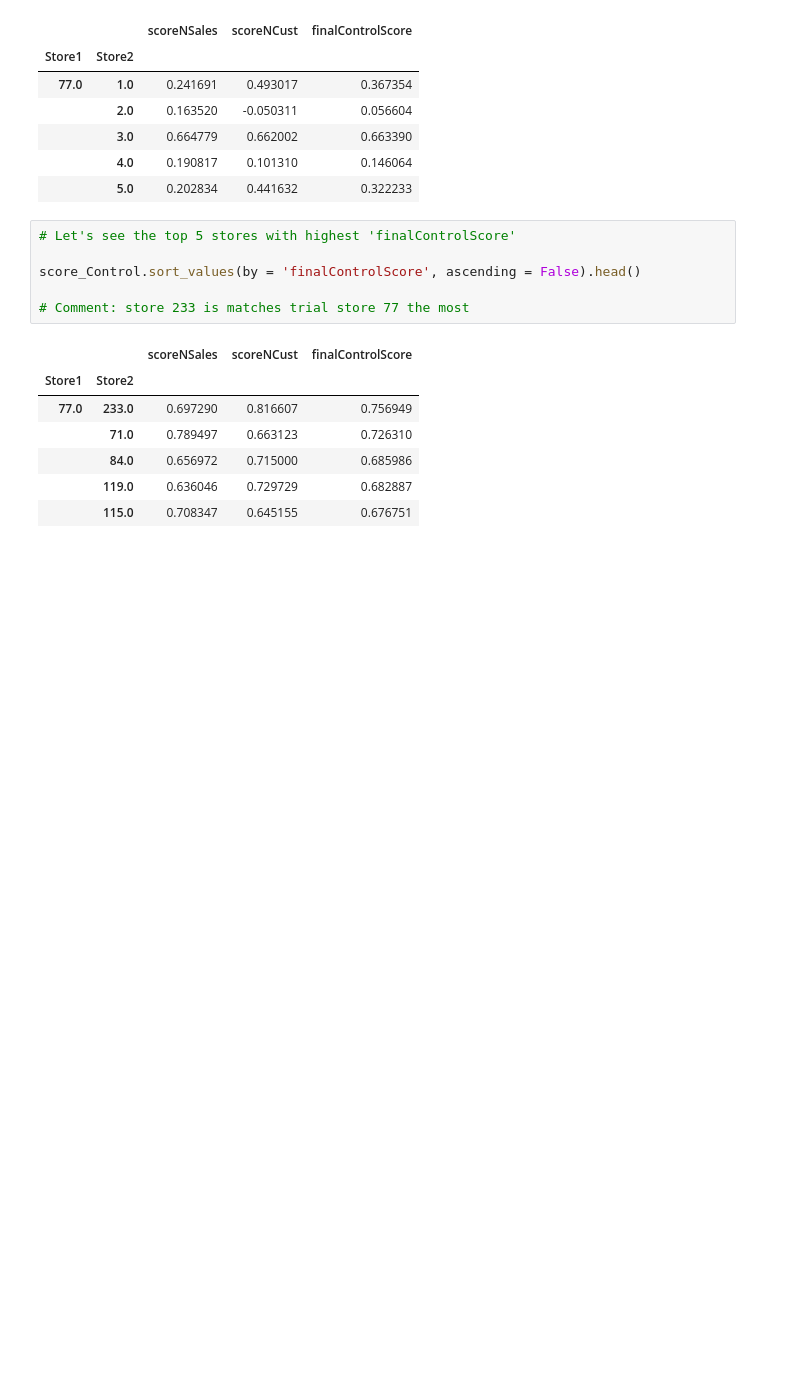
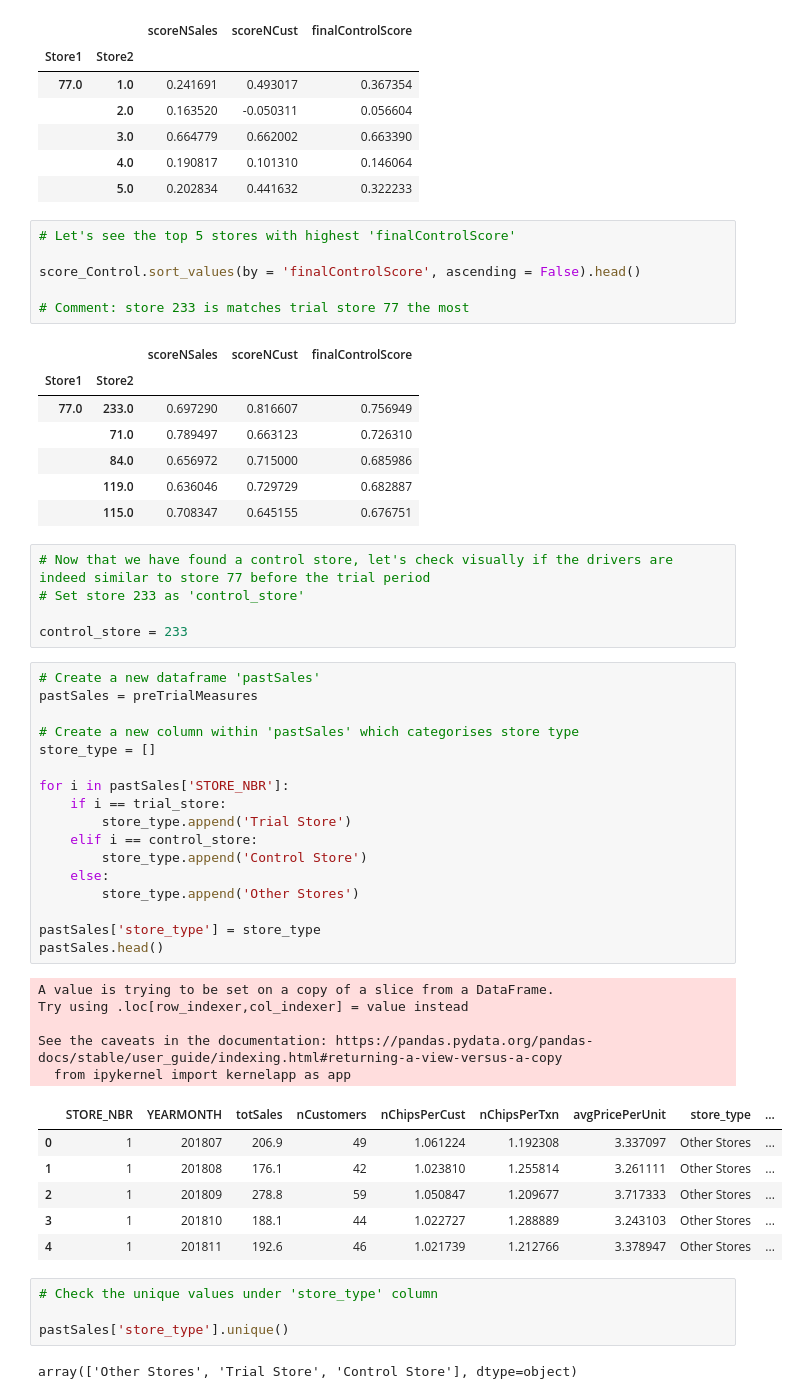
Before and after one commit to Johnson-a-hash/quantium-virtual-program, a Jupyter notebook: Quantium Module 2.ipynb, the cells around one changed output. Saved outputs shown, nothing was run; the diff lists cells and outputs as text; blank space fills up the shorter version.

```diff
--- a/Quantium Module 2.ipynb
+++ b/Quantium Module 2.ipynb
@@ -465,3 +465,43 @@ score_Control.sort_values(by = 'finalControlScore', ascending = False).head()
 |  | 84.0 | 0.656972 | 0.715000 | 0.685986 |
 |  | 119.0 | 0.636046 | 0.729729 | 0.682887 |
 |  | 115.0 | 0.708347 | 0.645155 | 0.676751 |
+# %%
+# Now that we have found a control store, let's check visually if the drivers are indeed similar to store 77 before the trial period
+# Set store 233 as 'control_store'
+
+control_store = 233
+# %%
+# Create a new dataframe 'pastSales'
+pastSales = preTrialMeasures
+
+# Create a new column within 'pastSales' which categorises store type
+store_type = []
+
+for i in pastSales['STORE_NBR']:
+    if i == trial_store:
+        store_type.append('Trial Store')
+    elif i == control_store:
+        store_type.append('Control Store')
+    else:
+        store_type.append('Other Stores')
+
+pastSales['store_type'] = store_type
+pastSales.head()
+# %% [output]
+A value is trying to be set on a copy of a slice from a DataFrame.
+Try using .loc[row_indexer,col_indexer] = value instead
+
+See the caveats in the documentation: https://pandas.pydata.org/pandas-docs/stable/user_guide/indexing.html#returning-a-view-versus-a-copy
+  from ipykernel import kernelapp as app
+|  | STORE_NBR | YEARMONTH | totSales | nCustomers | nChipsPerCust | nChipsPerTxn | avgPricePerUnit | store_type | ... |
+| 0 | 1 | 201807 | 206.9 | 49 | 1.061224 | 1.192308 | 3.337097 | Other Stores | ... |
+| 1 | 1 | 201808 | 176.1 | 42 | 1.023810 | 1.255814 | 3.261111 | Other Stores | ... |
+| 2 | 1 | 201809 | 278.8 | 59 | 1.050847 | 1.209677 | 3.717333 | Other Stores | ... |
+| 3 | 1 | 201810 | 188.1 | 44 | 1.022727 | 1.288889 | 3.243103 | Other Stores | ... |
+| 4 | 1 | 201811 | 192.6 | 46 | 1.021739 | 1.212766 | 3.378947 | Other Stores | ... |
+# %%
+# Check the unique values under 'store_type' column
+
+pastSales['store_type'].unique()
+# %% [output]
+array(['Other Stores', 'Trial Store', 'Control Store'], dtype=object)
```
Also changed, not shown: parts of 7 cells of this notebook.
